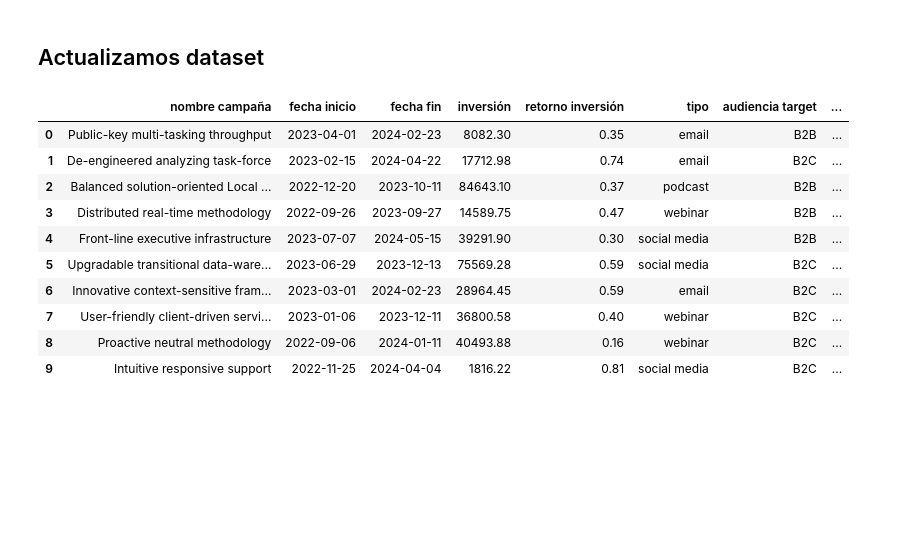
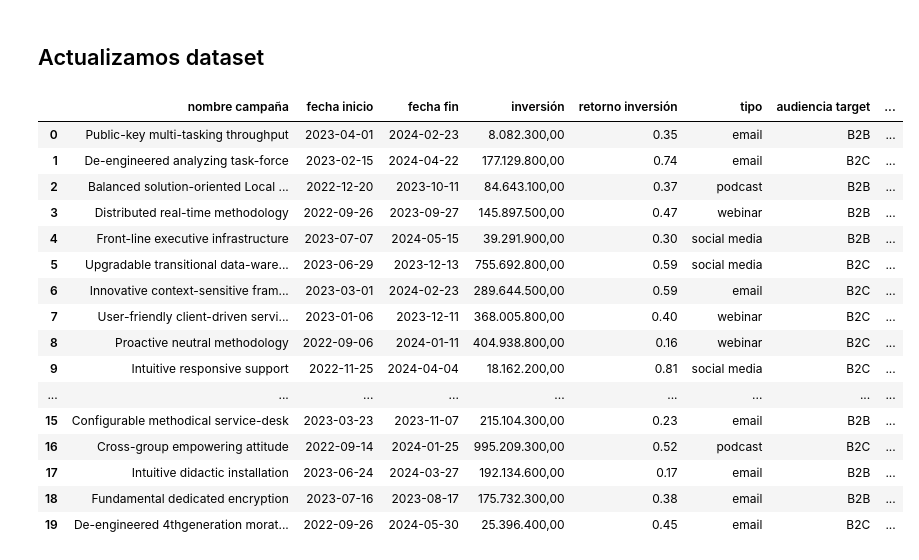
Before and after one commit to carlxngel/upgrade-hub-marketing-analysis, a Jupyter notebook: preprocesamiento.ipynb, the cells around one changed output. Saved outputs shown, nothing was run; the diff lists cells and outputs as text; code cells hidden in the pictures; blank space fills up the shorter version.

```diff
--- a/preprocesamiento.ipynb
+++ b/preprocesamiento.ipynb
@@ -200,0 +289,3 @@ dtype: float64
+# %%
+# Eliminamos la fila con el valor negativo para que este no afecte a los resultados (no podemos confirmar si fue un error de carga de datos)
+df = df[(df['inversión_num'] >= 0) & (df['facturación_num'] >= 0)]
@@ -200,0 +296,11 @@ dtype: float64
+# %%
+# Convertimos los valores numéricos de las columnas 'facturación' e 'inversión' a formato "claro"
+def formato_claro(valor):
+    try:
+        valor_float = float(str(valor).replace('.', '').replace(',', '.'))
+        return f"{valor_float:,.2f}".replace(",", "X").replace(".", ",").replace("X", ".")
+    except:
+        return valor
+
+df['facturación'] = df['facturación'].apply(formato_claro)
+df['inversión'] = df['inversión'].apply(formato_claro)
@@ -236,6 +385,10 @@ Name: duración días, dtype: float64
 # %% [markdown]
 #### Añadimos nueva columna para categorizar la duración de las camapañas en "corta", "media" y "larga"
 # %%
+# Calculamos la mediana de la columna 'duración días' ignorando los valores 'sin datos'
+duracion_numerica = pd.to_numeric(df['duración días'], errors='coerce')
+mediana_duracion = duracion_numerica.median()
+
 # Definimos función para categorizar la duración
 def categorizar_duracion(dias, mediana):
     try:
@@ -251,25 +404,34 @@ def categorizar_duracion(dias, mediana):
     except:
         return 'sin datos'
 
-# Aplicamos la función a la columna 'duracion_dias'
-df['categoría duración'] = df['duración días'].apply(lambda x: categorizar_duracion(x, media_duracion))
+# Aplicamos la función a la columna 'duración días'
+df['categoría duración'] = df['duración días'].apply(lambda x: categorizar_duracion(x, mediana_duracion))
 # %% [markdown]
 ##### Añadimos nueva columna para el beneficio neto (Revenue - Budget)
+# %%
+# Añadimos una nueva columna 'beneficio neto' calculando la diferencia entre 'facturación' e 'inversión'
+df['beneficio neto'] = df['facturación'] - df['inversión']
 # %% [markdown]
 ##### Categorización del presupuesto
 # %% [markdown]
 ## Actualizamos dataset
 # %%
-df.head(10)
+df.head(20)
 # %% [output]
 |  | nombre campaña | fecha inicio | fecha fin | inversión | retorno inversión | tipo | audiencia target | ... |
-| 0 | Public-key multi-tasking throughput | 2023-04-01 | 2024-02-23 | 8082.30 | 0.35 | email | B2B | ... |
-| 1 | De-engineered analyzing task-force | 2023-02-15 | 2024-04-22 | 17712.98 | 0.74 | email | B2C | ... |
-| 2 | Balanced solution-oriented Local ... | 2022-12-20 | 2023-10-11 | 84643.10 | 0.37 | podcast | B2B | ... |
-| 3 | Distributed real-time methodology | 2022-09-26 | 2023-09-27 | 14589.75 | 0.47 | webinar | B2B | ... |
-| 4 | Front-line executive infrastructure | 2023-07-07 | 2024-05-15 | 39291.90 | 0.30 | social media | B2B | ... |
-| 5 | Upgradable transitional data-ware... | 2023-06-29 | 2023-12-13 | 75569.28 | 0.59 | social media | B2C | ... |
-| 6 | Innovative context-sensitive fram... | 2023-03-01 | 2024-02-23 | 28964.45 | 0.59 | email | B2C | ... |
-| 7 | User-friendly client-driven servi... | 2023-01-06 | 2023-12-11 | 36800.58 | 0.40 | webinar | B2C | ... |
-| 8 | Proactive neutral methodology | 2022-09-06 | 2024-01-11 | 40493.88 | 0.16 | webinar | B2C | ... |
-| 9 | Intuitive responsive support | 2022-11-25 | 2024-04-04 | 1816.22 | 0.81 | social media | B2C | ... |
+| 0 | Public-key multi-tasking throughput | 2023-04-01 | 2024-02-23 | 8.082.300,00 | 0.35 | email | B2B | ... |
+| 1 | De-engineered analyzing task-force | 2023-02-15 | 2024-04-22 | 177.129.800,00 | 0.74 | email | B2C | ... |
+| 2 | Balanced solution-oriented Local ... | 2022-12-20 | 2023-10-11 | 84.643.100,00 | 0.37 | podcast | B2B | ... |
+| 3 | Distributed real-time methodology | 2022-09-26 | 2023-09-27 | 145.897.500,00 | 0.47 | webinar | B2B | ... |
+| 4 | Front-line executive infrastructure | 2023-07-07 | 2024-05-15 | 39.291.900,00 | 0.30 | social media | B2B | ... |
+| 5 | Upgradable transitional data-ware... | 2023-06-29 | 2023-12-13 | 755.692.800,00 | 0.59 | social media | B2C | ... |
+| 6 | Innovative context-sensitive fram... | 2023-03-01 | 2024-02-23 | 289.644.500,00 | 0.59 | email | B2C | ... |
+| 7 | User-friendly client-driven servi... | 2023-01-06 | 2023-12-11 | 368.005.800,00 | 0.40 | webinar | B2C | ... |
+| 8 | Proactive neutral methodology | 2022-09-06 | 2024-01-11 | 404.938.800,00 | 0.16 | webinar | B2C | ... |
+| 9 | Intuitive responsive support | 2022-11-25 | 2024-04-04 | 18.162.200,00 | 0.81 | social media | B2C | ... |
+| ... | ... | ... | ... | ... | ... | ... | ... | ... |
+| 15 | Configurable methodical service-desk | 2023-03-23 | 2023-11-07 | 215.104.300,00 | 0.23 | email | B2B | ... |
+| 16 | Cross-group empowering attitude | 2022-09-14 | 2024-01-25 | 995.209.300,00 | 0.52 | podcast | B2C | ... |
+| 17 | Intuitive didactic installation | 2023-06-24 | 2024-03-27 | 192.134.600,00 | 0.17 | email | B2B | ... |
+| 18 | Fundamental dedicated encryption | 2023-07-16 | 2023-08-17 | 175.732.300,00 | 0.38 | email | B2B | ... |
+| 19 | De-engineered 4thgeneration morat... | 2022-09-26 | 2024-05-30 | 25.396.400,00 | 0.45 | email | B2C | ... |
```
Also changed, not shown: parts of 16 cells of this notebook.
